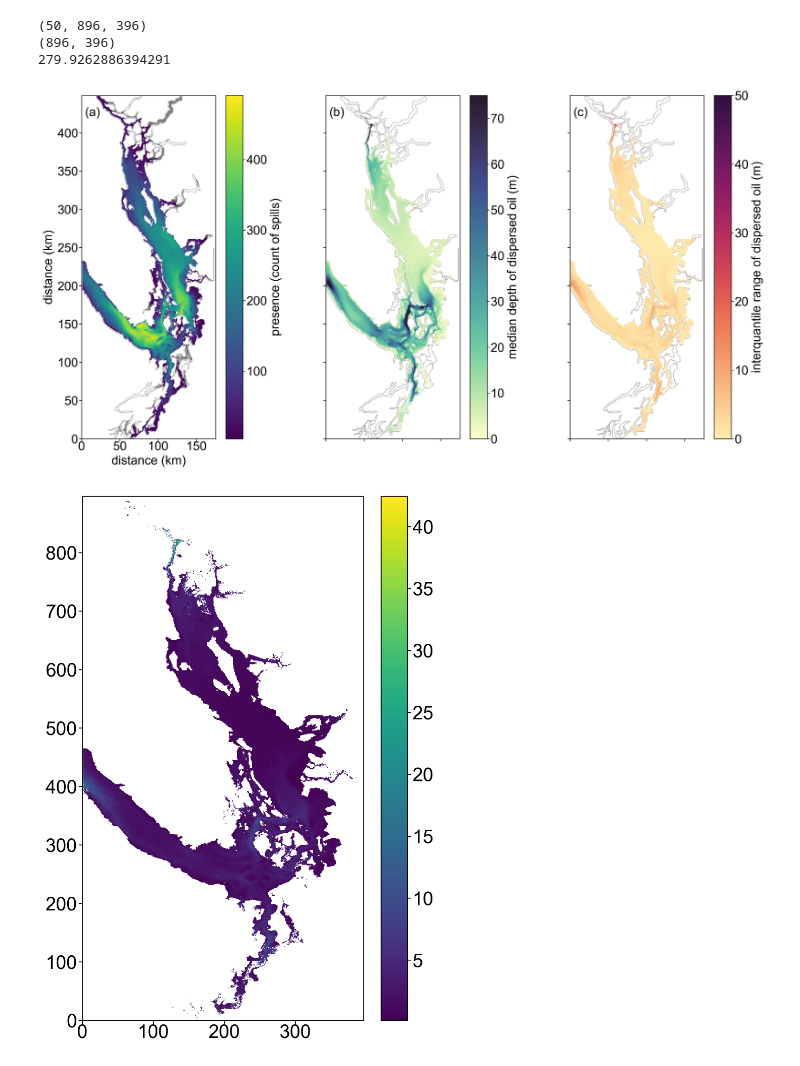
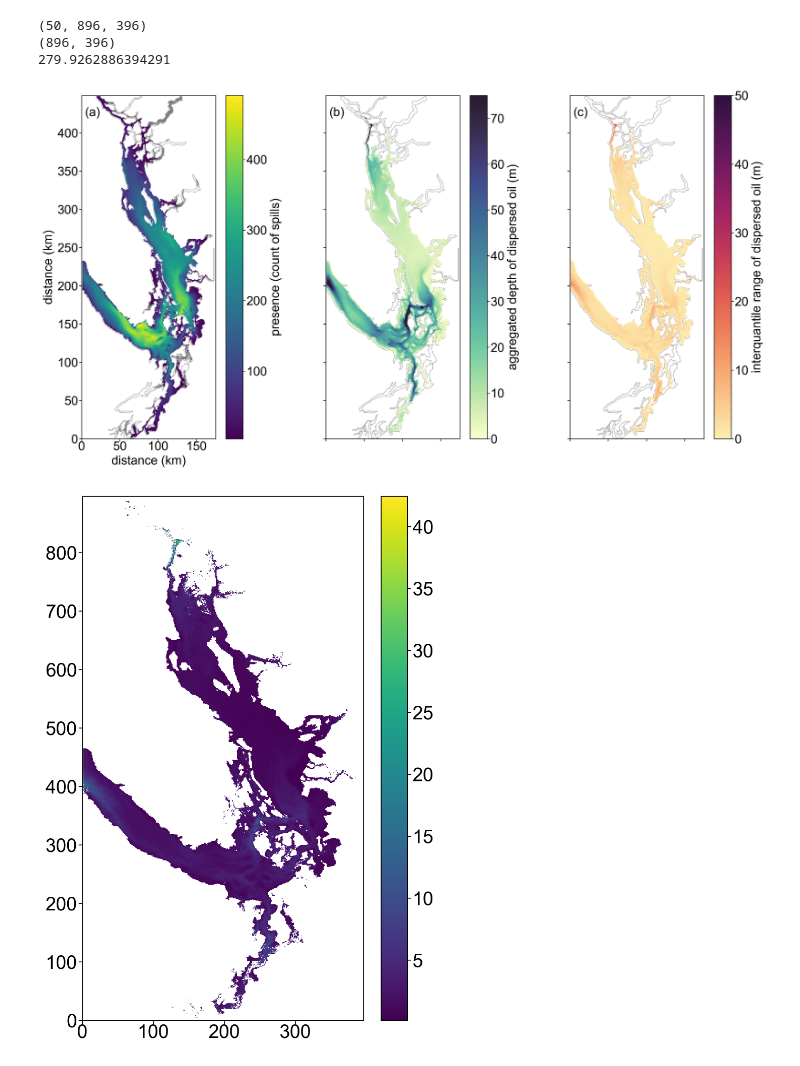
Before and after one commit to MIDOSS/MuellerEtAl_MIDOSS_paper, a Jupyter notebook: notebooks/Part2_Figure4_watercol_presence.ipynb, the cells around one changed output. Saved outputs shown, nothing was run; the diff lists cells and outputs as text; code cells hidden in the pictures.

```diff
--- a/notebooks/Part2_Figure4_watercol_presence.ipynb
+++ b/notebooks/Part2_Figure4_watercol_presence.ipynb
@@ -110,13 +110,20 @@ print (oil.deep_location.shape)
 location_25 = np.quantile(oil.deep_location/(oil.deeppresence + eps), 0.25, axis=0)
 location_median = np.quantile(oil.deep_location/(oil.deeppresence + eps), 0.5, axis=0)
 location_75 = np.quantile(oil.deep_location/(oil.deeppresence + eps), 0.75, axis=0)
+
 print (location_25.shape)
 
 location = np.ma.masked_array(
-    location_median,
-    mask = (oil.deeppresence < min_spills) | (
+    oil.deep_location[0]/(oil.deeppresence + eps),
+    mask = ((oil.deeppresence < min_spills) | (
     (location_75 - location_25 > absol)
     & (location_75 - location_25 > perol*ma_deep_location)))
+)
+# location = np.ma.masked_array(
+#     location_median,
+#     mask = (oil.deeppresence < min_spills) | (
+#     (location_75 - location_25 > absol)
+#     & (location_75 - location_25 > perol*ma_deep_location)))
 
 depth_range = np.ma.masked_array(
     location_75 - location_25,
@@ -179,35 +186,35 @@ cb.set_label('presence (count of spills)')
 filter_location = copy(location)
 filter_location[ma_deep_pres < min_spills] = -1
 
 # average depth of spills
 cmap = copy(cm.deep)
 cmap.set_under('w')
 C = axs[1].pcolormesh(
     np.arange(jmin+1, jmax),
     np.arange(imin+1, imax),
     filter_location,
     zorder=2, vmin=0, vmax=75, cmap=cmap
 )
 cb = fig.colorbar(C, ax=axs[1]);
-cb.set_label('median depth of dispersed oil (m)')
+cb.set_label('aggregated depth of dispersed oil (m)')
 
 
 filter_del = copy(depth_range)
 filter_del[ma_deep_pres < min_spills] = -1
 
 cmap = copy(cm.matter)
 cmap.set_under('w')
 C = axs[2].pcolormesh(
     np.arange(jmin+1, jmax),
     np.arange(imin+1, imax),
     filter_del,
     zorder=2, vmin=0, vmax=50, cmap=cmap,
 )
 cb = fig.colorbar(C, ax=axs[2]);
 cb.set_label('interquantile range of dispersed oil (m)')
 fig.savefig('Part2_Figure4_watercol_presence.png');
 # %% [output]
-[figure, old version]
+[figure, new version]
 # %%
 fig, ax = plt.subplots(1, 1, figsize=(6, 9))
 C = ax.pcolormesh(depth_range)
```
Also changed, not shown: parts of 1 cell of this notebook.
